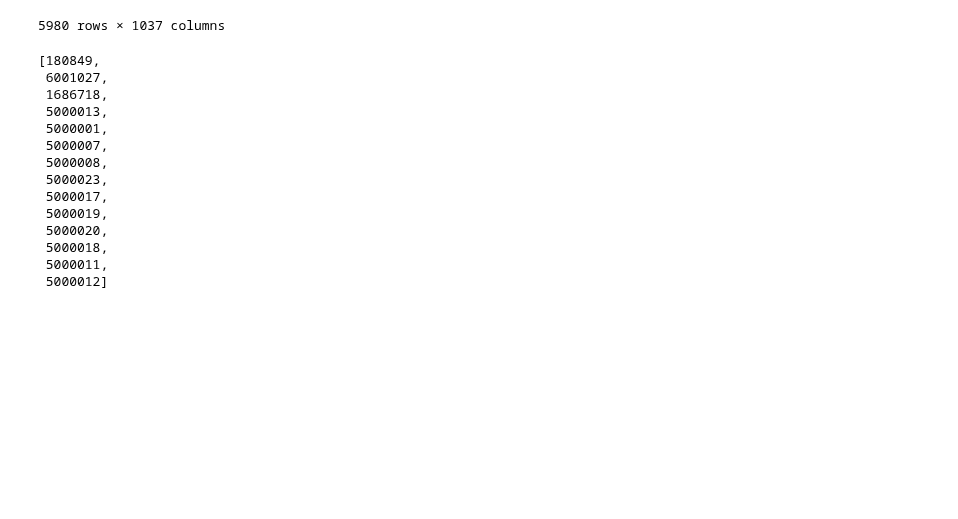
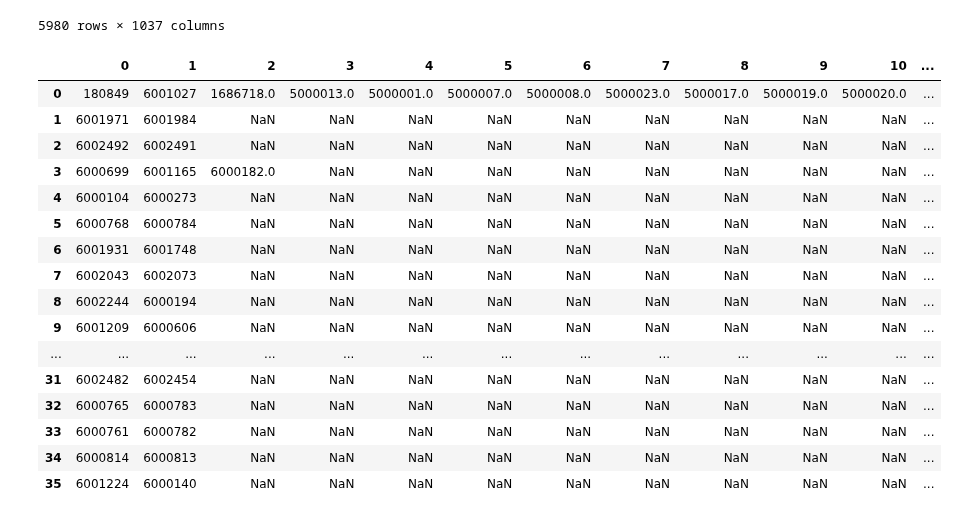
Before and after one commit to skarensmoll/thesisMusikRecommender, a Jupyter notebook: Experiments/06-14-Gower-Modeling.ipynb, the cells around one changed output. Drawn from its saved outputs; the diff is of its cells as text; code cells hidden in the pictures; blank space fills up the shorter version.

```diff
--- a/Experiments/06-14-Gower-Modeling.ipynb
+++ b/Experiments/06-14-Gower-Modeling.ipynb
@@ -80,20 +80,23 @@ df
 | 5978 | 0.000000 | 0.000000 | 0.0 | 0.000000 | 0.0 | 0.000000 | 0.071429 | 0.000000 | 0.0 | 0.0 | ... | ... |
 | 5979 | 0.000000 | 0.000000 | 0.0 | 0.000000 | 0.0 | 0.000000 | 0.000000 | 0.000000 | 0.0 | 0.0 | ... | ... |
 5980 rows × 1037 columns
-# %%
-coverList[0]
-# %% [output]
-[180849,
- 6001027,
- 1686718,
- 5000013,
- 5000001,
- 5000007,
- 5000008,
- 5000023,
- 5000017,
- 5000019,
- 5000020,
- 5000018,
- 5000011,
- 5000012]
+# %%
+pd.DataFrame(coverList)
+# %% [output]
+|  | 0 | 1 | 2 | 3 | 4 | 5 | 6 | 7 | 8 | 9 | 10 | ... |
+| 0 | 180849 | 6001027 | 1686718.0 | 5000013.0 | 5000001.0 | 5000007.0 | 5000008.0 | 5000023.0 | 5000017.0 | 5000019.0 | 5000020.0 | ... |
+| 1 | 6001971 | 6001984 | NaN | NaN | NaN | NaN | NaN | NaN | NaN | NaN | NaN | ... |
+| 2 | 6002492 | 6002491 | NaN | NaN | NaN | NaN | NaN | NaN | NaN | NaN | NaN | ... |
+| 3 | 6000699 | 6001165 | 6000182.0 | NaN | NaN | NaN | NaN | NaN | NaN | NaN | NaN | ... |
+| 4 | 6000104 | 6000273 | NaN | NaN | NaN | NaN | NaN | NaN | NaN | NaN | NaN | ... |
+| 5 | 6000768 | 6000784 | NaN | NaN | NaN | NaN | NaN | NaN | NaN | NaN | NaN | ... |
+| 6 | 6001931 | 6001748 | NaN | NaN | NaN | NaN | NaN | NaN | NaN | NaN | NaN | ... |
+| 7 | 6002043 | 6002073 | NaN | NaN | NaN | NaN | NaN | NaN | NaN | NaN | NaN | ... |
+| 8 | 6002244 | 6000194 | NaN | NaN | NaN | NaN | NaN | NaN | NaN | NaN | NaN | ... |
+| 9 | 6001209 | 6000606 | NaN | NaN | NaN | NaN | NaN | NaN | NaN | NaN | NaN | ... |
+| ... | ... | ... | ... | ... | ... | ... | ... | ... | ... | ... | ... | ... |
+| 31 | 6002482 | 6002454 | NaN | NaN | NaN | NaN | NaN | NaN | NaN | NaN | NaN | ... |
+| 32 | 6000765 | 6000783 | NaN | NaN | NaN | NaN | NaN | NaN | NaN | NaN | NaN | ... |
+| 33 | 6000761 | 6000782 | NaN | NaN | NaN | NaN | NaN | NaN | NaN | NaN | NaN | ... |
+| 34 | 6000814 | 6000813 | NaN | NaN | NaN | NaN | NaN | NaN | NaN | NaN | NaN | ... |
+| 35 | 6001224 | 6000140 | NaN | NaN | NaN | NaN | NaN | NaN | NaN | NaN | NaN | ... |
```
Also changed, not shown: parts of 3 cells of this notebook, 1 other file.
